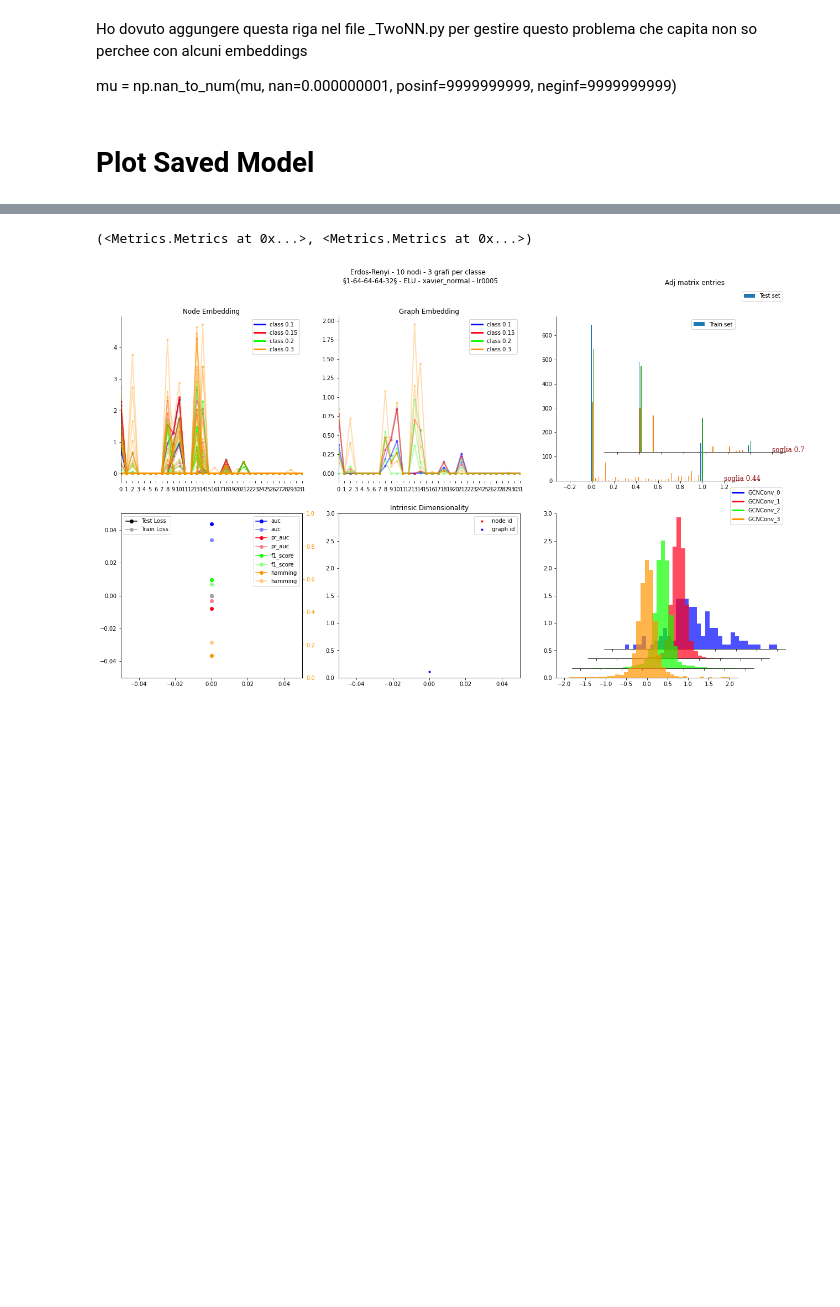
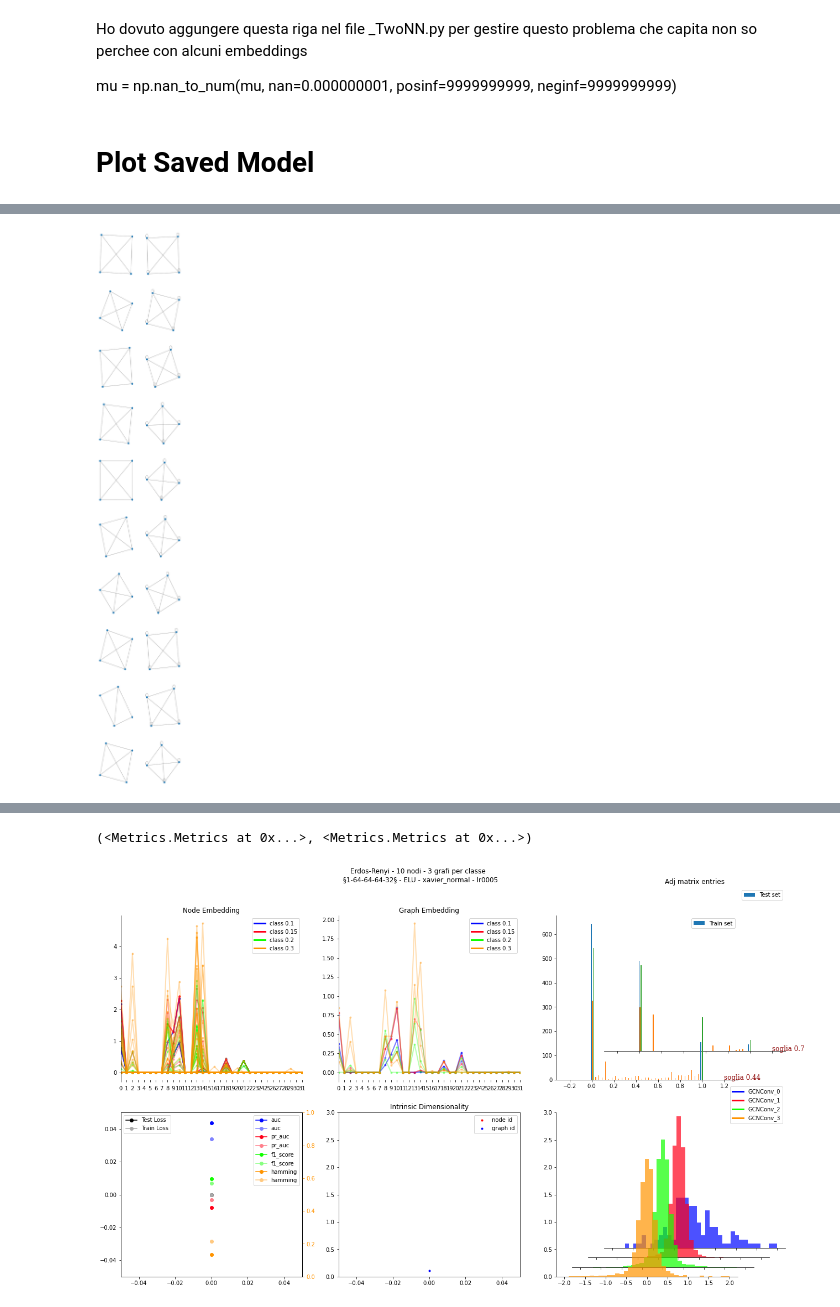
Before and after one commit to dandarm/Embednet, a Jupyter notebook: Utils.ipynb, the cells around one changed output, grey strips where cells are left out. Drawn from its saved outputs; the diff is of its cells as text; code cells hidden in the pictures; blank space fills up the shorter version.

```diff
--- a/Utils.ipynb
+++ b/Utils.ipynb
@@ -173,0 +225,13 @@ trainer.produce_traning_snapshot(0, 0, False, [], unico_plot=True, notsave=True)
+# %%
+fig, axes = plt.subplots(len(trainer.dataset.dataset_list[:interv]), 2, figsize=(15, 100))
+for i, gr in enumerate(trainer.dataset.dataset_list[:interv]):
+    nx.draw(gr, ax=axes[i][0])
+    pyg_graph = from_networkx(gr)
+    trainer.model.eval()
+    total_batch_z = trainer.model.encode(pyg_graph.x, pyg_graph.edge_index, pyg_graph.batch)
+    adjusted_pred_adj = trainer.calc_decoder_for_batches(total_batch_z, [4]).detach().numpy()
+    ggrr = nx.from_numpy_array(adjusted_pred_adj[0])
+    nx.draw(ggrr, ax=axes[i][1])
+    #plt.show()
+# %% [output]
+[figure, added]
```
Also changed, not shown: parts of 11 cells of this notebook, 15 other files.
